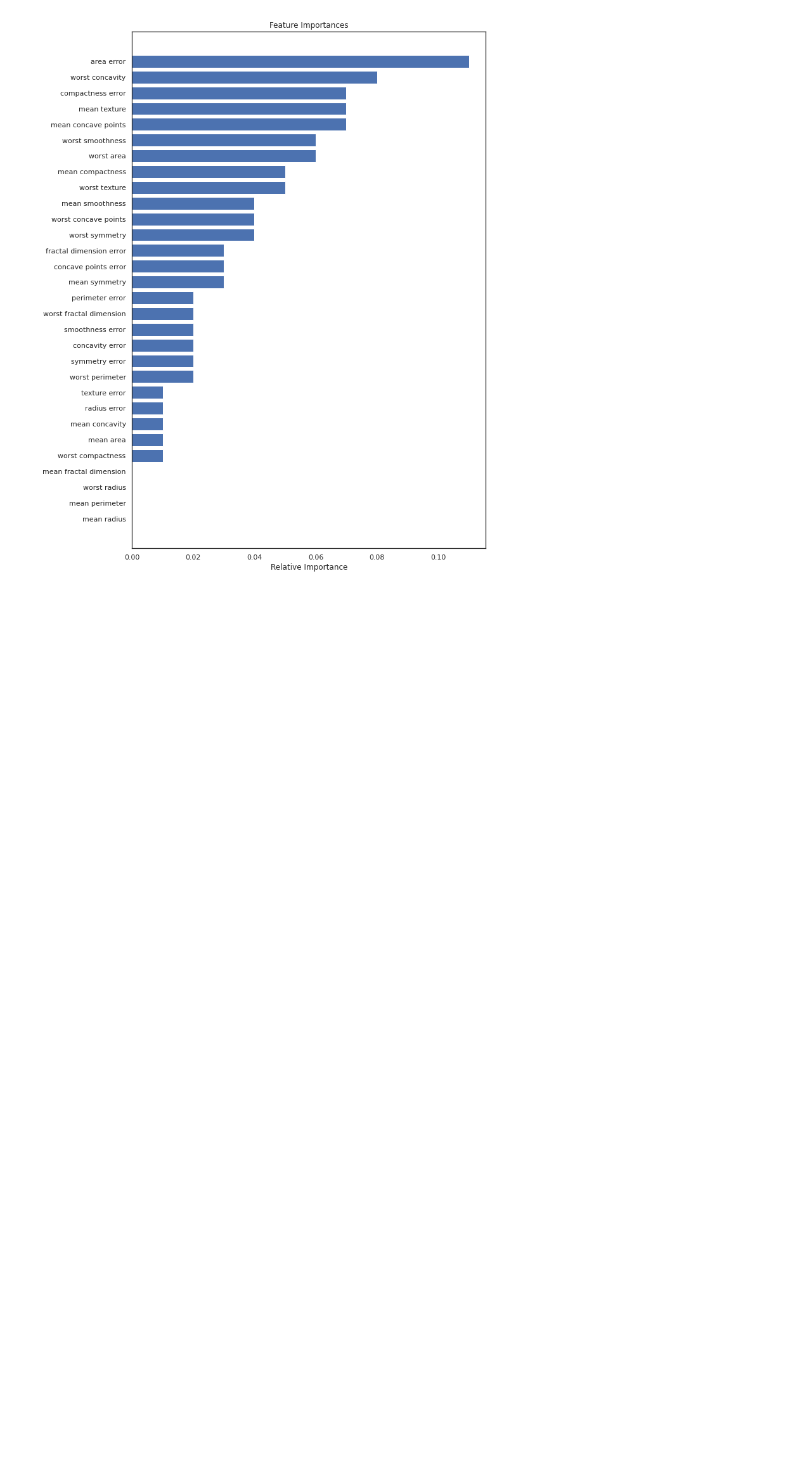
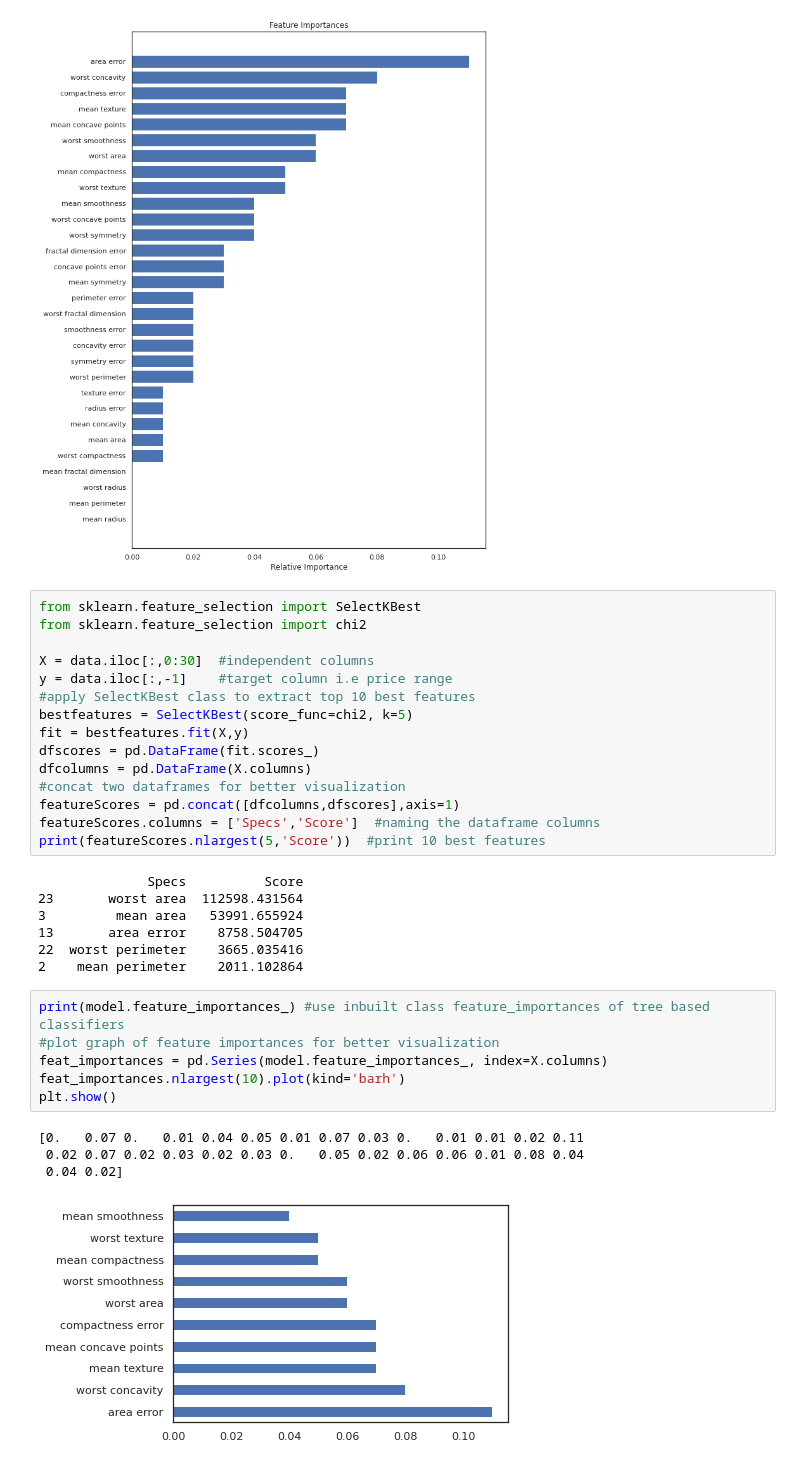
Before and after one commit to xanasa14/MLImplementations, a Jupyter notebook: BreastCancerAlgorithmsComparison.ipynb, the cells around one changed output. Saved outputs shown, nothing was run; the diff lists cells and outputs as text; blank space fills up the shorter version.

```diff
--- a/BreastCancerAlgorithmsComparison.ipynb
+++ b/BreastCancerAlgorithmsComparison.ipynb
@@ -525,3 +512,36 @@ plt.xlabel('Relative Importance')
 plt.show()
 # %% [output]
 [figure]
+# %%
+from sklearn.feature_selection import SelectKBest
+from sklearn.feature_selection import chi2
+
+X = data.iloc[:,0:30]  #independent columns
+y = data.iloc[:,-1]    #target column i.e price range
+#apply SelectKBest class to extract top 10 best features
+bestfeatures = SelectKBest(score_func=chi2, k=5)
+fit = bestfeatures.fit(X,y)
+dfscores = pd.DataFrame(fit.scores_)
+dfcolumns = pd.DataFrame(X.columns)
+#concat two dataframes for better visualization
+featureScores = pd.concat([dfcolumns,dfscores],axis=1)
+featureScores.columns = ['Specs','Score']  #naming the dataframe columns
+print(featureScores.nlargest(5,'Score'))  #print 10 best features
+# %% [output]
+              Specs          Score
+23       worst area  112598.431564
+3         mean area   53991.655924
+13       area error    8758.504705
+22  worst perimeter    3665.035416
+2    mean perimeter    2011.102864
+# %%
+print(model.feature_importances_) #use inbuilt class feature_importances of tree based classifiers
+#plot graph of feature importances for better visualization
+feat_importances = pd.Series(model.feature_importances_, index=X.columns)
+feat_importances.nlargest(10).plot(kind='barh')
+plt.show()
+# %% [output]
+[0.   0.07 0.   0.01 0.04 0.05 0.01 0.07 0.03 0.   0.01 0.01 0.02 0.11
+ 0.02 0.07 0.02 0.03 0.02 0.03 0.   0.05 0.02 0.06 0.06 0.01 0.08 0.04
+ 0.04 0.02]
+[figure, added]
```
Also changed, not shown: parts of 6 cells of this notebook.
